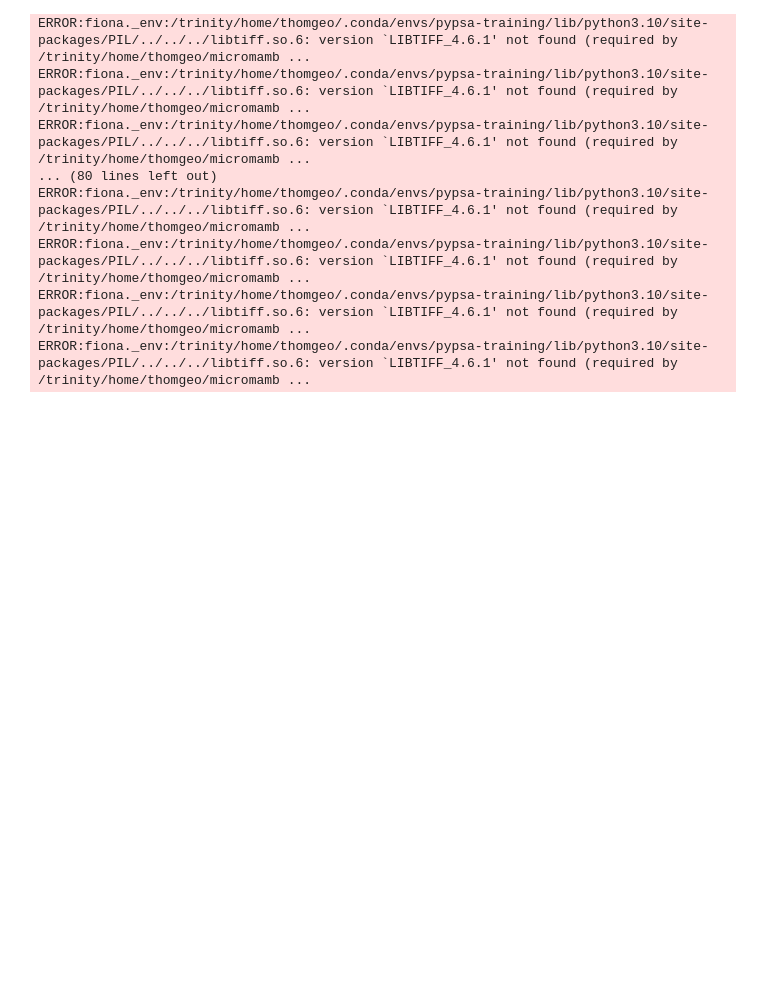
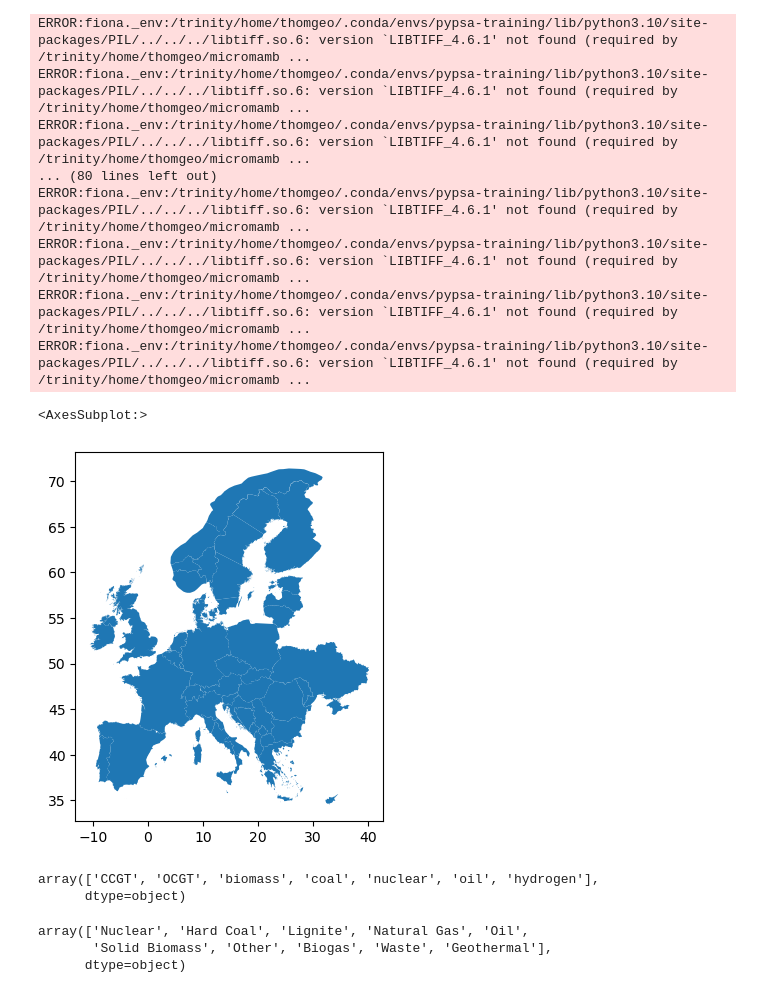
Before and after one commit to thomgeo/open_eraa, a Jupyter notebook: build_individual_power_plants.ipynb, the cells around one changed output. Drawn from its saved outputs; the diff is of its cells as text; code cells hidden in the pictures; blank space fills up the shorter version.

```diff
--- a/build_individual_power_plants.ipynb
+++ b/build_individual_power_plants.ipynb
@@ -53,6 +37,11 @@ ERROR:fiona._env:/trinity/home/thomgeo/.conda/envs/pypsa-training/lib/python3.10
 ERROR:fiona._env:/trinity/home/thomgeo/.conda/envs/pypsa-training/lib/python3.10/site-packages/PIL/../../../libtiff.so.6: version `LIBTIFF_4.6.1' not found (required by /trinity/home/thomgeo/micromamb ...
 ERROR:fiona._env:/trinity/home/thomgeo/.conda/envs/pypsa-training/lib/python3.10/site-packages/PIL/../../../libtiff.so.6: version `LIBTIFF_4.6.1' not found (required by /trinity/home/thomgeo/micromamb ...
 ERROR:fiona._env:/trinity/home/thomgeo/.conda/envs/pypsa-training/lib/python3.10/site-packages/PIL/../../../libtiff.so.6: version `LIBTIFF_4.6.1' not found (required by /trinity/home/thomgeo/micromamb ...
+# %%
+bidding_zones.plot()
+# %% [output]
+<AxesSubplot:>
+[figure, added]
 # %%
 power_plant_locations = gpd.GeoDataFrame(index=power_plants.index, geometry=gpd.points_from_xy(power_plants.lon, power_plants.lat), crs="EPSG:4326")
 power_plant_locations = power_plant_locations.to_crs("EPSG:3035")
@@ -70,0 +86,11 @@ power_plants["zone"] = power_plants.index.map(plant_to_zone.zone)
+# %%
+aggregated_plants.carrier.unique()
+# %% [output]
+array(['CCGT', 'OCGT', 'biomass', 'coal', 'nuclear', 'oil', 'hydrogen'],
+      dtype=object)
+# %%
+power_plants.Fueltype.unique()
+# %% [output]
+array(['Nuclear', 'Hard Coal', 'Lignite', 'Natural Gas', 'Oil',
+       'Solid Biomass', 'Other', 'Biogas', 'Waste', 'Geothermal'],
+      dtype=object)
```
Also changed, not shown: parts of 13 cells of this notebook, 9 other files.
